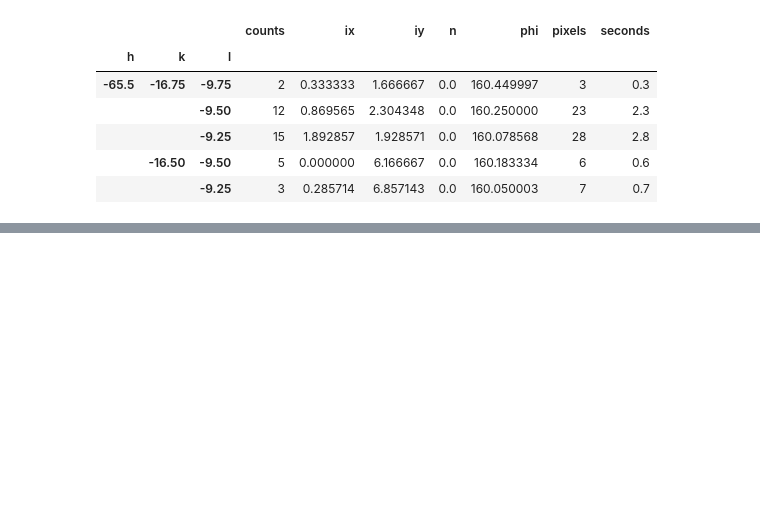
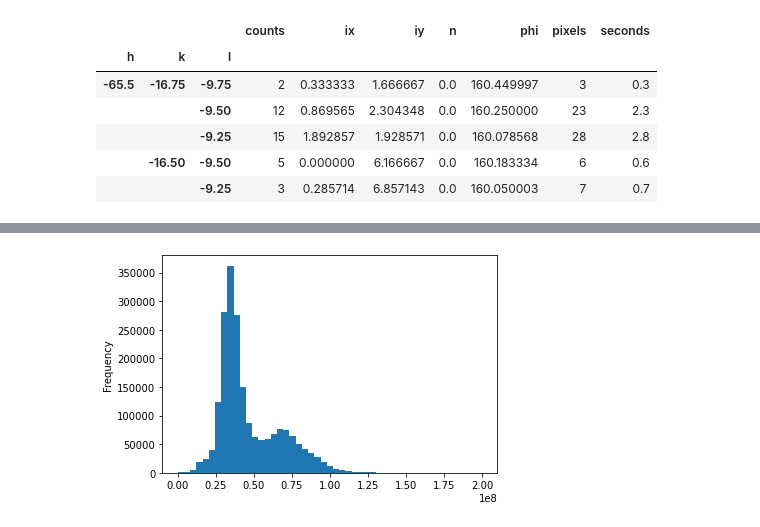
Before and after one commit to ando-lab/erice-2022-data-reduction, a Jupyter notebook: 4_mdx2_integration.ipynb, the cells around one changed output, grey strips where cells are left out. Drawn from its saved outputs; the diff is of its cells as text; code cells hidden in the pictures; blank space fills up the shorter version.

```diff
--- a/4_mdx2_integration.ipynb
+++ b/4_mdx2_integration.ipynb
@@ -119,0 +192,9 @@ Reading hkl_table from integrated.nxs
+# %%
+# load table as mdx2 object
+tab = loadobj('corrected.nxs','hkl_table')
+
+# convert to pandas DataFrame
+df = tab.to_frame().set_index(['h','k','l','op','n']).sort_index()
+
+# show the first several rows
+df.head()
@@ -119,0 +211,5 @@ Reading hkl_table from integrated.nxs
+# %%
+# plot intensity histogram
+df['intensity'].plot.hist(bins=np.linspace(0,2E8));
+# %% [output]
+[figure, added]
```
Also changed, not shown: parts of 18 cells of this notebook, 7 other files.
